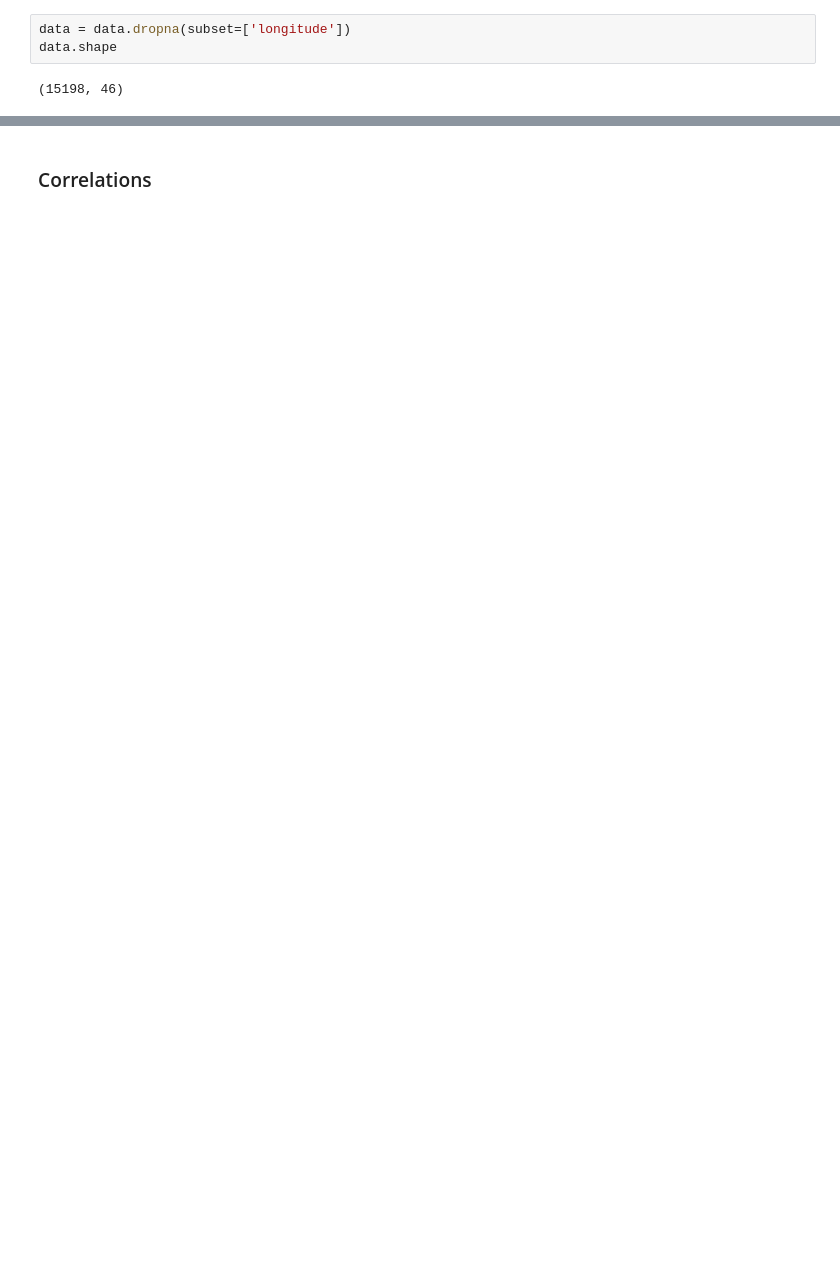
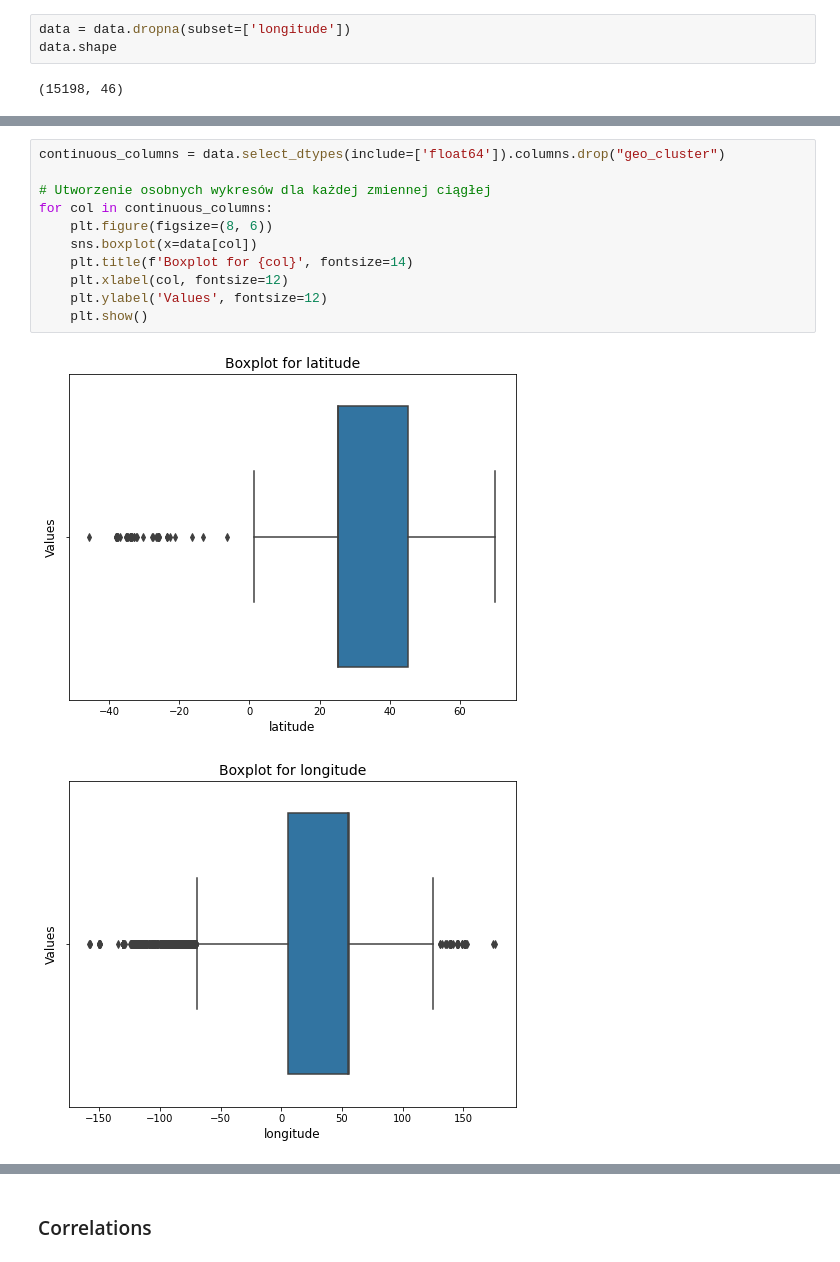
Before and after one commit to kowalskihubert/Google-Places-Clustering, a Jupyter notebook: google_places_EDA.ipynb, the cells around one changed output, grey strips where cells are left out. Cells and saved outputs as stored; diff of their text form; blank space fills up the shorter version.

```diff
--- a/google_places_EDA.ipynb
+++ b/google_places_EDA.ipynb
@@ -384,0 +460,14 @@ data.shape
+# %%
+continuous_columns = data.select_dtypes(include=['float64']).columns.drop("geo_cluster")
+
+# Utworzenie osobnych wykresów dla każdej zmiennej ciągłej
+for col in continuous_columns:
+    plt.figure(figsize=(8, 6))
+    sns.boxplot(x=data[col])
+    plt.title(f'Boxplot for {col}', fontsize=14)
+    plt.xlabel(col, fontsize=12)
+    plt.ylabel('Values', fontsize=12)
+    plt.show()
+# %% [output]
+[figure, added]
+[figure, added]
```
Also changed, not shown: parts of 22 cells of this notebook.
